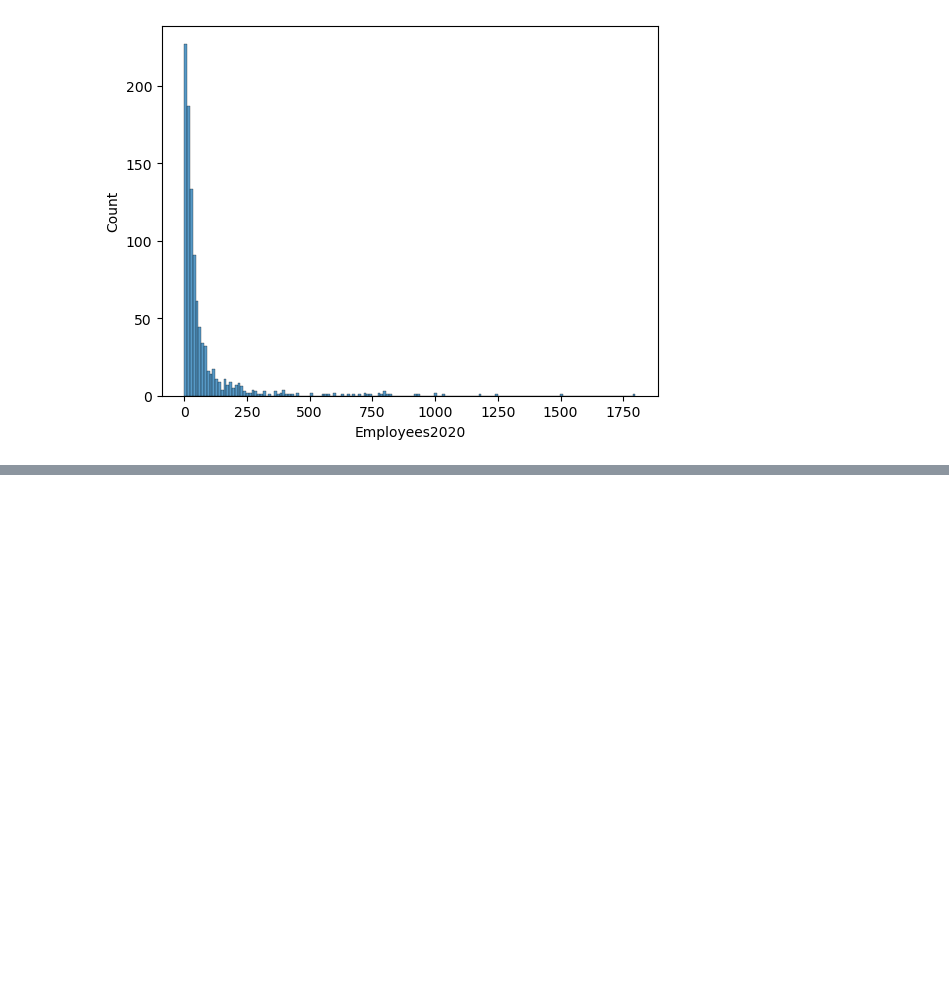
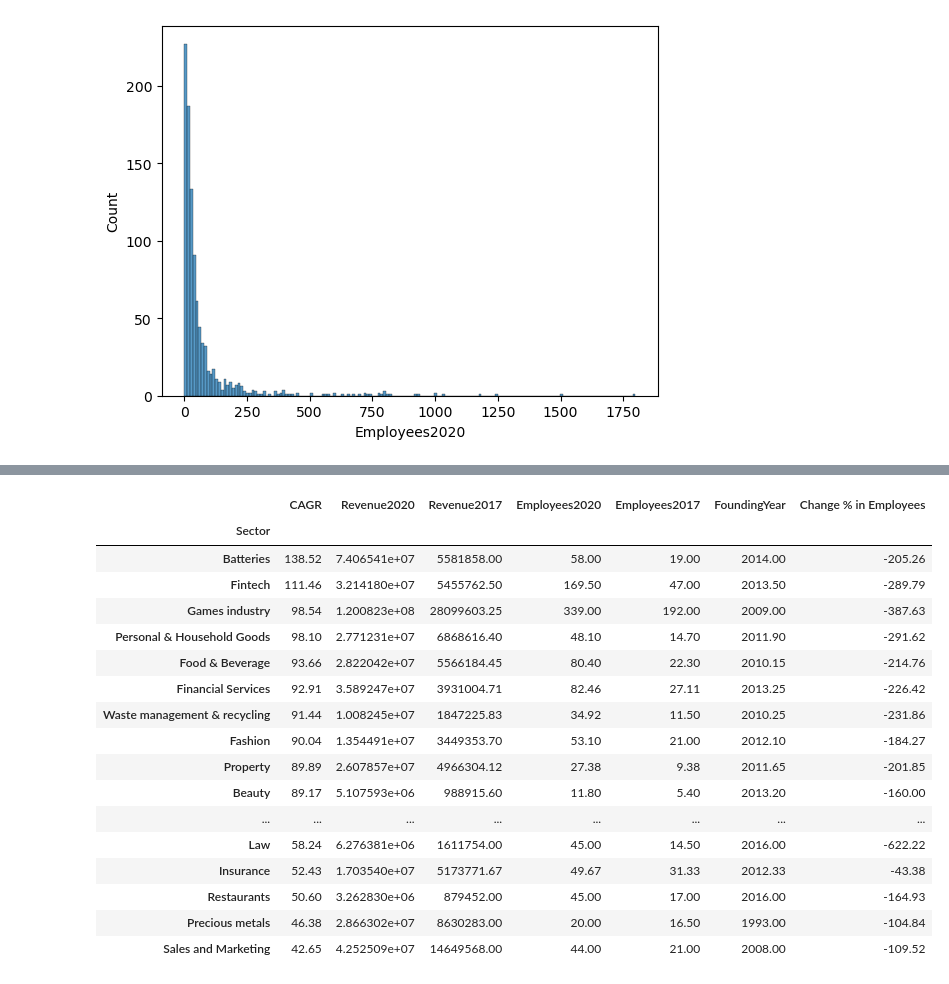
Before and after one commit to ubco-W2022T2-data301/project-group43, a Jupyter notebook: analysis/analysis2.ipynb, the cells around one changed output, grey strips where cells are left out. Saved outputs shown, nothing was run; the diff lists cells and outputs as text; code cells hidden in the pictures; blank space fills up the shorter version.

```diff
--- a/analysis/analysis2.ipynb
+++ b/analysis/analysis2.ipynb
@@ -113,0 +120,5 @@ sns.histplot(data=df, x='Employees2020')
+# %%
+df = (pd.read_csv("../data/raw/FT1000.csv")
+      .drop(columns=['Ranked2021', 'Ranked2020'])
+      .assign(**{'Change % in Employees': lambda x: ((x['Employees2017'] - x['Employees2020']) / x['Employees2017']) * 100}))
+df
@@ -113,0 +139,25 @@ sns.histplot(data=df, x='Employees2020')
+# %%
+sector_df = (df.groupby("Sector").mean()
+             .sort_values(by='CAGR', ascending=False)
+             .round(2)
+             .drop(columns=['Rank']))
+sector_df
+# %% [output]
+|  | CAGR | Revenue2020 | Revenue2017 | Employees2020 | Employees2017 | FoundingYear | Change % in Employees |
+| Sector |  |  |  |  |  |  |  |
+| Batteries | 138.52 | 7.406541e+07 | 5581858.00 | 58.00 | 19.00 | 2014.00 | -205.26 |
+| Fintech | 111.46 | 3.214180e+07 | 5455762.50 | 169.50 | 47.00 | 2013.50 | -289.79 |
+| Games industry | 98.54 | 1.200823e+08 | 28099603.25 | 339.00 | 192.00 | 2009.00 | -387.63 |
+| Personal & Household Goods | 98.10 | 2.771231e+07 | 6868616.40 | 48.10 | 14.70 | 2011.90 | -291.62 |
+| Food & Beverage | 93.66 | 2.822042e+07 | 5566184.45 | 80.40 | 22.30 | 2010.15 | -214.76 |
+| Financial Services | 92.91 | 3.589247e+07 | 3931004.71 | 82.46 | 27.11 | 2013.25 | -226.42 |
+| Waste management & recycling | 91.44 | 1.008245e+07 | 1847225.83 | 34.92 | 11.50 | 2010.25 | -231.86 |
+| Fashion | 90.04 | 1.354491e+07 | 3449353.70 | 53.10 | 21.00 | 2012.10 | -184.27 |
+| Property | 89.89 | 2.607857e+07 | 4966304.12 | 27.38 | 9.38 | 2011.65 | -201.85 |
+| Beauty | 89.17 | 5.107593e+06 | 988915.60 | 11.80 | 5.40 | 2013.20 | -160.00 |
+| ... | ... | ... | ... | ... | ... | ... | ... |
+| Law | 58.24 | 6.276381e+06 | 1611754.00 | 45.00 | 14.50 | 2016.00 | -622.22 |
+| Insurance | 52.43 | 1.703540e+07 | 5173771.67 | 49.67 | 31.33 | 2012.33 | -43.38 |
+| Restaurants | 50.60 | 3.262830e+06 | 879452.00 | 45.00 | 17.00 | 2016.00 | -164.93 |
+| Precious metals | 46.38 | 2.866302e+07 | 8630283.00 | 20.00 | 16.50 | 1993.00 | -104.84 |
+| Sales and Marketing | 42.65 | 4.252509e+07 | 14649568.00 | 44.00 | 21.00 | 2008.00 | -109.52 |
```
Also changed, not shown: parts of 4 cells of this notebook.
